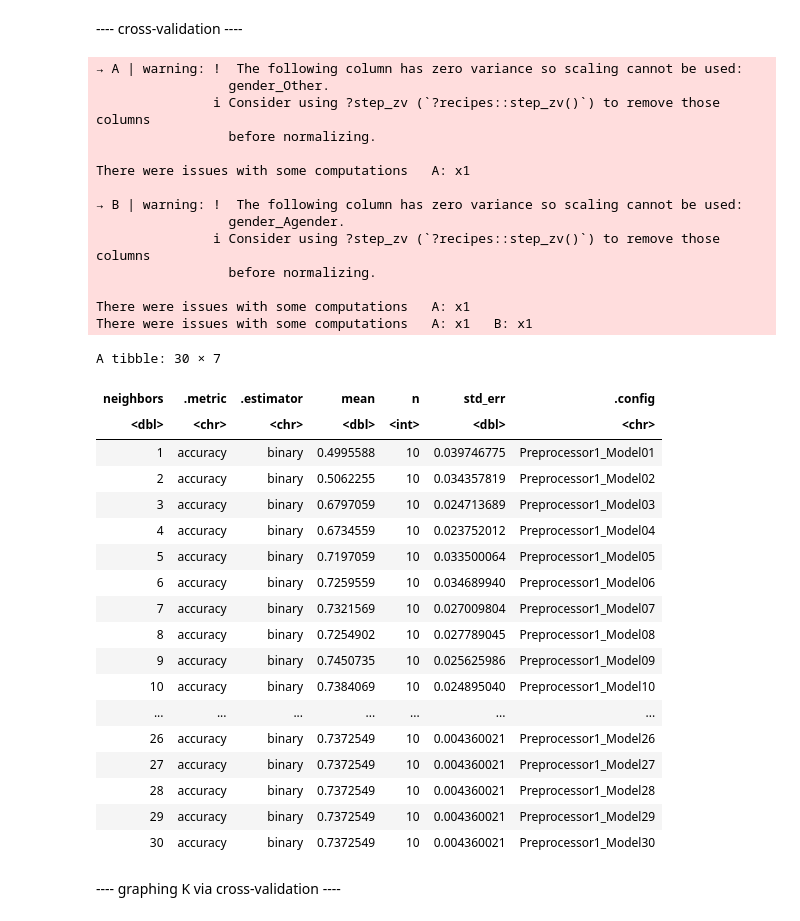
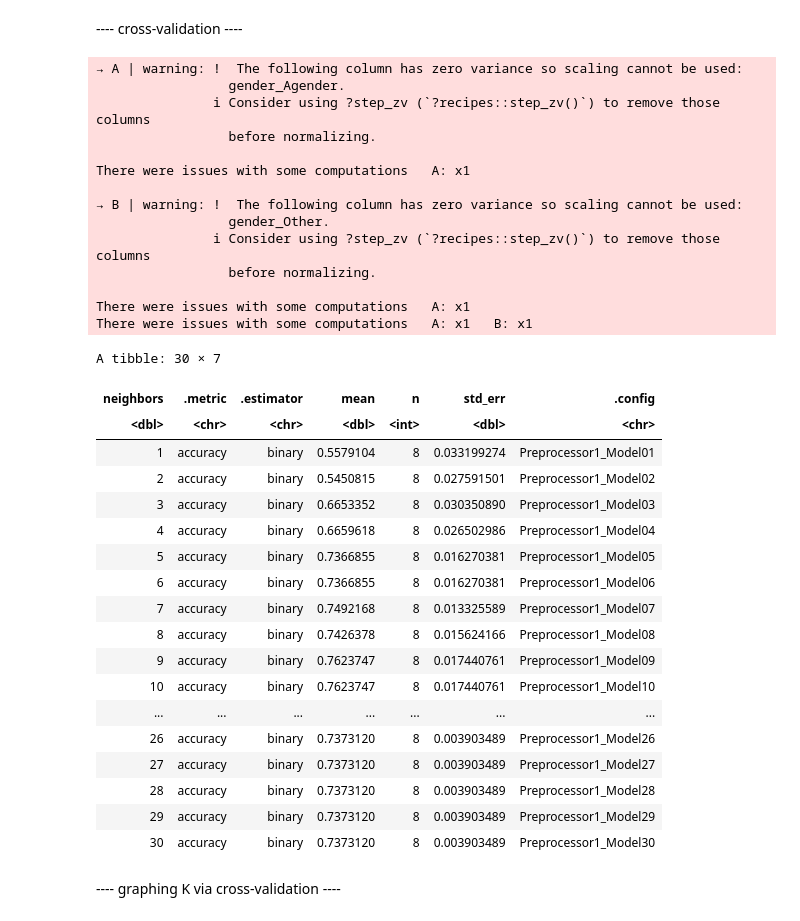
Before and after one commit to RealBabyPotato/DSCI-100-Final-Project, a Jupyter notebook: FinalProject.ipynb, the cells around one changed output. Drawn from its saved outputs; the diff is of its cells as text; code cells hidden in the pictures.

```diff
--- a/FinalProject.ipynb
+++ b/FinalProject.ipynb
@@ -106,7 +135,7 @@ set.seed(1)
 # %% [markdown]
 ---- splitting data ----
 # %%
-players_split <- initial_split(players, prop = 0.80, strata = subscribe)
+players_split <- initial_split(players, prop = 0.8, strata = subscribe)
 players_train <- training(players_split)
 players_test <- testing(players_split)
 
@@ -134,52 +163,52 @@ knn_workflow <- workflow() |>
 # %% [markdown]
 ---- cross-validation ----
 # %%
-players_vfold <- vfold_cv(players_train, v = 10, strata = subscribe)
+players_vfold <- vfold_cv(players_train, v = 8, strata = subscribe)
 
 k_grid <- tibble(neighbors = seq(1, 30, by = 1))
 
 knn_tune_results <- knn_workflow |>
     tune_grid(resamples = players_vfold, grid = k_grid) |>
     collect_metrics()
 
 accuracies <- knn_tune_results |>
     filter(.metric == "accuracy")
 
 accuracies
 # %% [output]
 → A | warning: !  The following column has zero variance so scaling cannot be used:
-                 gender_Other.
+                 gender_Agender.
                ℹ Consider using ?step_zv (`?recipes::step_zv()`) to remove those columns
                  before normalizing.
 
 There were issues with some computations   A: x1
 
 → B | warning: !  The following column has zero variance so scaling cannot be used:
-                 gender_Agender.
+                 gender_Other.
                ℹ Consider using ?step_zv (`?recipes::step_zv()`) to remove those columns
                  before normalizing.
 
 There were issues with some computations   A: x1
 There were issues with some computations   A: x1   B: x1
 A tibble: 30 × 7
 | neighbors | .metric | .estimator | mean | n | std_err | .config |
 | <dbl> | <chr> | <chr> | <dbl> | <int> | <dbl> | <chr> |
-| 1 | accuracy | binary | 0.4995588 | 10 | 0.039746775 | Preprocessor1_Model01 |
-| 2 | accuracy | binary | 0.5062255 | 10 | 0.034357819 | Preprocessor1_Model02 |
-| 3 | accuracy | binary | 0.6797059 | 10 | 0.024713689 | Preprocessor1_Model03 |
-| 4 | accuracy | binary | 0.6734559 | 10 | 0.023752012 | Preprocessor1_Model04 |
-| 5 | accuracy | binary | 0.7197059 | 10 | 0.033500064 | Preprocessor1_Model05 |
-| 6 | accuracy | binary | 0.7259559 | 10 | 0.034689940 | Preprocessor1_Model06 |
-| 7 | accuracy | binary | 0.7321569 | 10 | 0.027009804 | Preprocessor1_Model07 |
-| 8 | accuracy | binary | 0.7254902 | 10 | 0.027789045 | Preprocessor1_Model08 |
-| 9 | accuracy | binary | 0.7450735 | 10 | 0.025625986 | Preprocessor1_Model09 |
-| 10 | accuracy | binary | 0.7384069 | 10 | 0.024895040 | Preprocessor1_Model10 |
+| 1 | accuracy | binary | 0.5579104 | 8 | 0.033199274 | Preprocessor1_Model01 |
+| 2 | accuracy | binary | 0.5450815 | 8 | 0.027591501 | Preprocessor1_Model02 |
+| 3 | accuracy | binary | 0.6653352 | 8 | 0.030350890 | Preprocessor1_Model03 |
+| 4 | accuracy | binary | 0.6659618 | 8 | 0.026502986 | Preprocessor1_Model04 |
+| 5 | accuracy | binary | 0.7366855 | 8 | 0.016270381 | Preprocessor1_Model05 |
+| 6 | accuracy | binary | 0.7366855 | 8 | 0.016270381 | Preprocessor1_Model06 |
+| 7 | accuracy | binary | 0.7492168 | 8 | 0.013325589 | Preprocessor1_Model07 |
+| 8 | accuracy | binary | 0.7426378 | 8 | 0.015624166 | Preprocessor1_Model08 |
+| 9 | accuracy | binary | 0.7623747 | 8 | 0.017440761 | Preprocessor1_Model09 |
+| 10 | accuracy | binary | 0.7623747 | 8 | 0.017440761 | Preprocessor1_Model10 |
 | ... | ... | ... | ... | ... | ... | ... |
-| 26 | accuracy | binary | 0.7372549 | 10 | 0.004360021 | Preprocessor1_Model26 |
-| 27 | accuracy | binary | 0.7372549 | 10 | 0.004360021 | Preprocessor1_Model27 |
-| 28 | accuracy | binary | 0.7372549 | 10 | 0.004360021 | Preprocessor1_Model28 |
-| 29 | accuracy | binary | 0.7372549 | 10 | 0.004360021 | Preprocessor1_Model29 |
-| 30 | accuracy | binary | 0.7372549 | 10 | 0.004360021 | Preprocessor1_Model30 |
+| 26 | accuracy | binary | 0.7373120 | 8 | 0.003903489 | Preprocessor1_Model26 |
+| 27 | accuracy | binary | 0.7373120 | 8 | 0.003903489 | Preprocessor1_Model27 |
+| 28 | accuracy | binary | 0.7373120 | 8 | 0.003903489 | Preprocessor1_Model28 |
+| 29 | accuracy | binary | 0.7373120 | 8 | 0.003903489 | Preprocessor1_Model29 |
+| 30 | accuracy | binary | 0.7373120 | 8 | 0.003903489 | Preprocessor1_Model30 |
 # %% [markdown]
 ---- graphing K via cross-validation ----
 # %%
```
Also changed, not shown: parts of 4 cells of this notebook.
